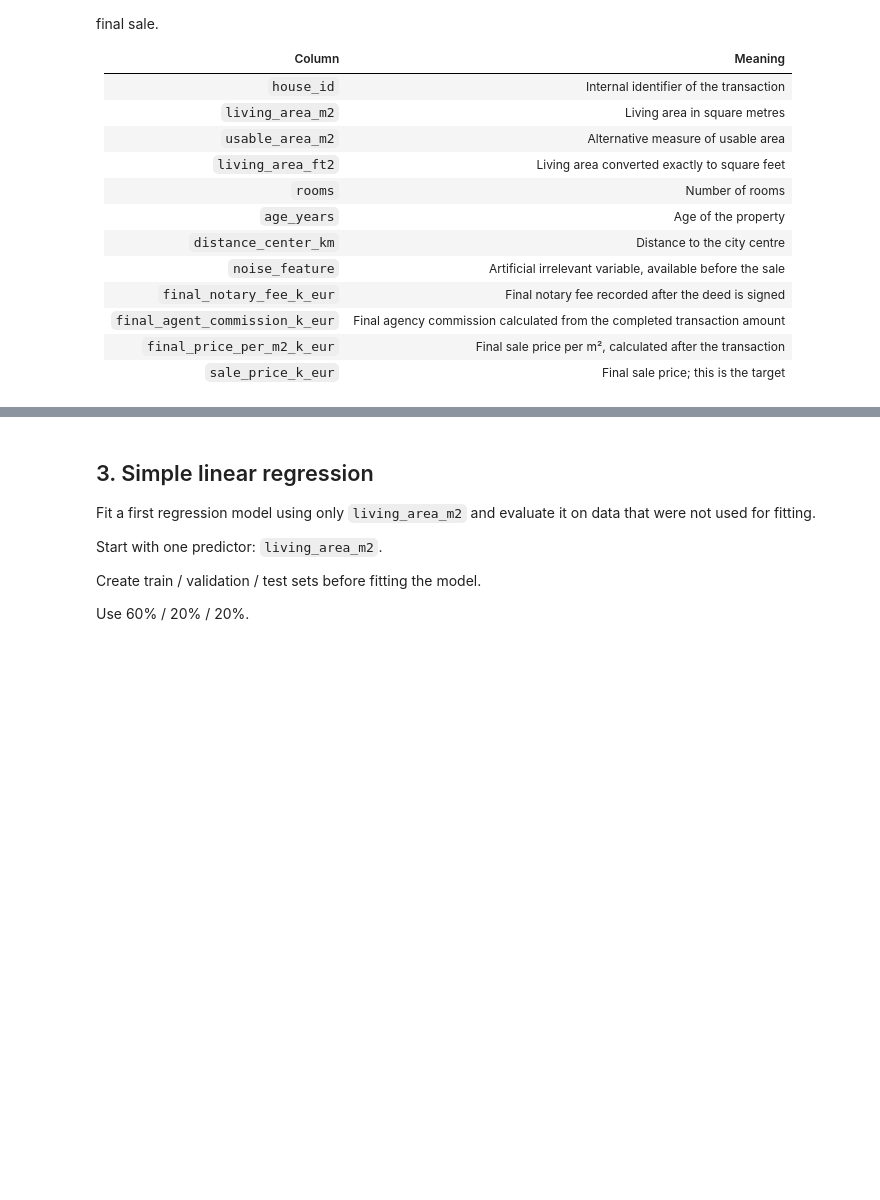
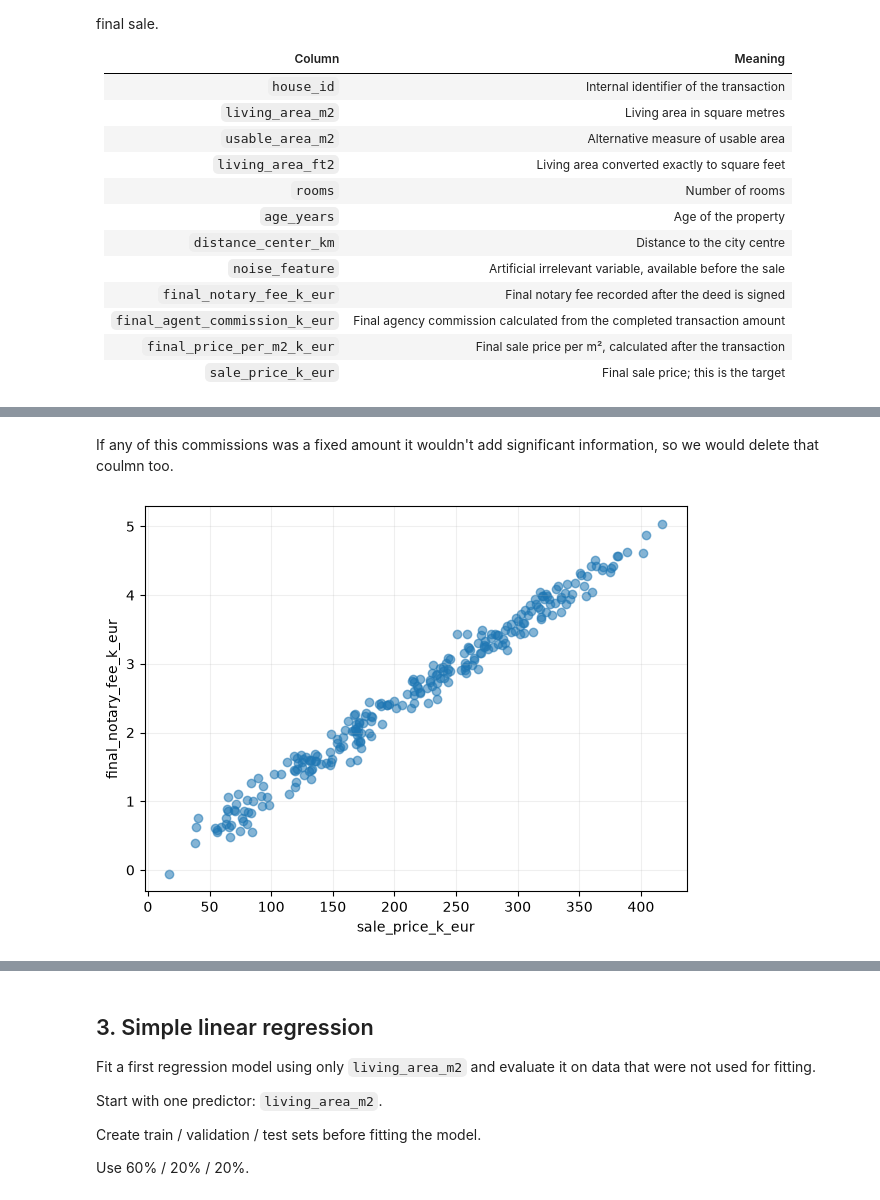
Before and after one commit to Chicloneo/Machine-Learning, a Jupyter notebook: Entrega 2/Notebooks/Chapter 2 - Part I - Students.ipynb, the cells around one changed output, grey strips where cells are left out. Drawn from its saved outputs; the diff is of its cells as text; code cells hidden in the pictures; blank space fills up the shorter version.

```diff
--- a/Entrega 2/Notebooks/Chapter 2 - Part I - Students.ipynb
+++ b/Entrega 2/Notebooks/Chapter 2 - Part I - Students.ipynb
@@ -18,7 +18,7 @@ from sklearn.model_selection import train_test_split
 from sklearn.metrics import mean_squared_error, mean_absolute_error, r2_score
 
 # TODO: define the path where housing_regression_dataset.csv is stored.
-DATASET_PATH = Path("...")
+DATASET_PATH = Path("housing_regression_dataset.csv")
 df = pd.read_csv(DATASET_PATH)
 
 pd.set_option("display.max_columns", 50)
@@ -106,0 +134,14 @@ Which columns create data leakage?
+# %% [markdown]
+If any of this commissions was a fixed amount it wouldn't add significant information, so we would delete that coulmn too.
+# %%
+fig, ax = plt.subplots(figsize=(7, 5))
+
+ax.scatter(df["sale_price_k_eur"], df["final_notary_fee_k_eur"], alpha=0.55)
+ax.set_xlabel("sale_price_k_eur")
+ax.set_ylabel("final_notary_fee_k_eur")
+
+ax.grid(alpha=0.2)
+
+plt.show()
+# %% [output]
+[figure, added]
```
Also changed, not shown: parts of 15 cells of this notebook, 1 other file.
